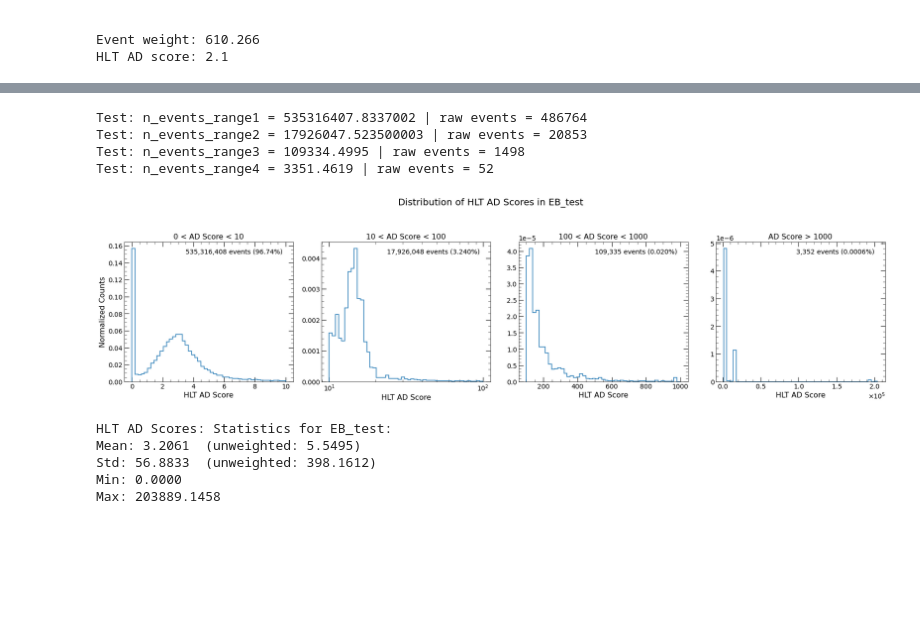
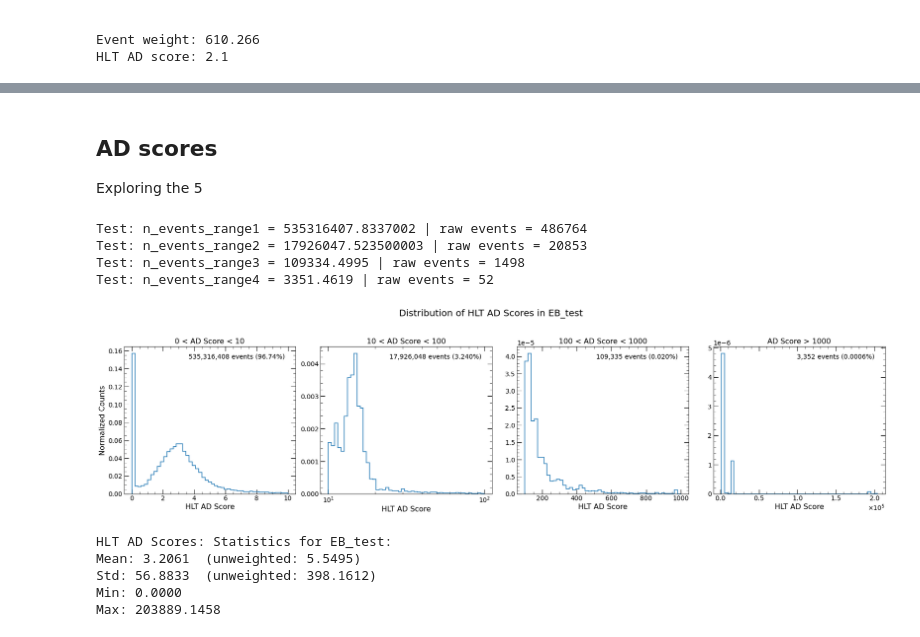
Before and after one commit to clairedavid/atlas_ad_hlt_studies, a Jupyter notebook: notebooks/HLTAD_plots_Claire_v01.ipynb, the cells around one changed output, grey strips where cells are left out. Saved outputs shown, nothing was run; the diff lists cells and outputs as text; code cells hidden in the pictures; blank space fills up the shorter version.

```diff
--- a/notebooks/HLTAD_plots_Claire_v01.ipynb
+++ b/notebooks/HLTAD_plots_Claire_v01.ipynb
@@ -30,7 +36,7 @@ data_dir = '/Users/cdavid/Workarea/data/AD_ATLAS_TRIGGERS/mmcohen_ntupes_with_AD
 Storing each dataset-tag (EB_test and signals) in a dataframe.
 # %%
 # Load dataframes
-dataframes = load_dataframes_from_h5(data_dir)
+dataframes = df_loader.load_dataframes_from_h5(data_dir)
 # %% [output]
 Loaded jjJZ1 from /Users/cdavid/Workarea/data/AD_ATLAS_TRIGGERS/mmcohen_ntupes_with_AD_scores/jjJZ1.h5
 Loaded EB_test from /Users/cdavid/Workarea/data/AD_ATLAS_TRIGGERS/mmcohen_ntupes_with_AD_scores/EB_test.h5
@@ -155,11 +169,14 @@ plot_event_2D(dataframes['EB_test'], event_idx=123)
+# %% [markdown]
+## AD scores
+Exploring the 5
 # %%
-plot_AD_scores_4_parts(dataframes, 'EB_test')
+pu.plot_AD_scores_4_parts(dataframes, 'EB_test')
 # %% [output]
 Test: n_events_range1 = 535316407.8337002 | raw events = 486764
 Test: n_events_range2 = 17926047.523500003 | raw events = 20853
 Test: n_events_range3 = 109334.4995 | raw events = 1498
 Test: n_events_range4 = 3351.4619 | raw events = 52
-[figure, old version]
+[figure, new version]
 HLT AD Scores: Statistics for EB_test:
 Mean: 3.2061  (unweighted: 5.5495)
 Std: 56.8833  (unweighted: 398.1612)
```
Also changed, not shown: parts of 10 cells of this notebook.
